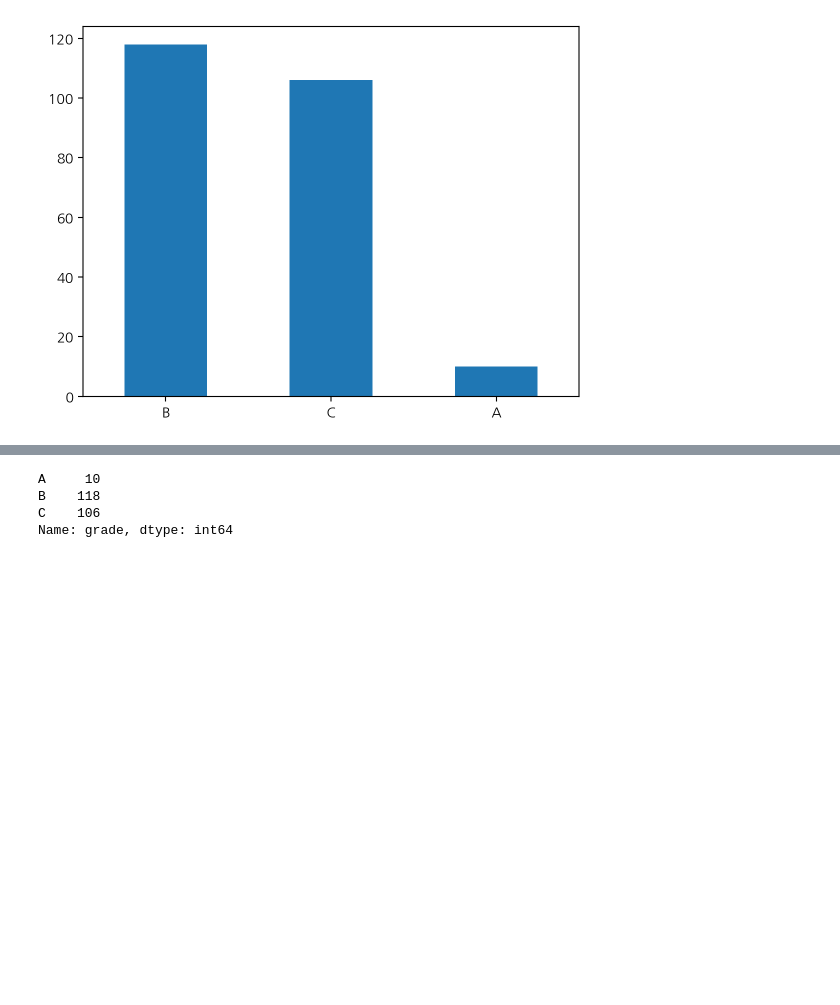
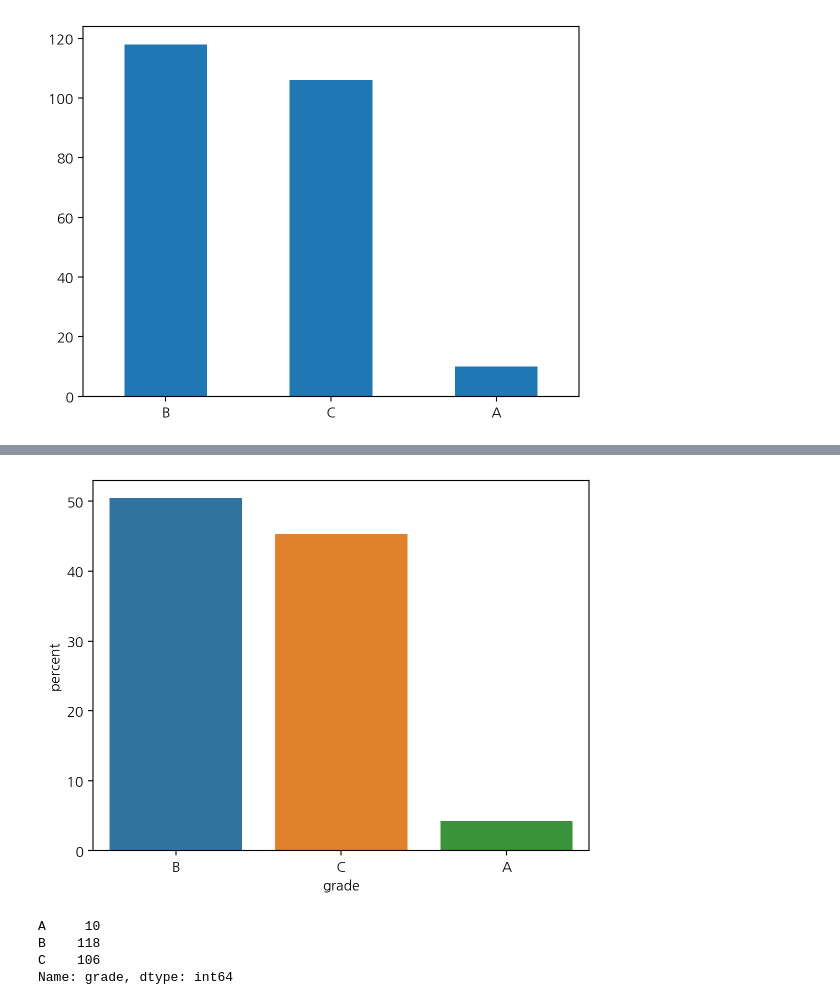
Before and after one commit to JD12321/2024-1-my-BDA, a Jupyter notebook: inclass/03w_0322_fri_ch05_dataframe_medium.ipynb, the cells around one changed output, grey strips where cells are left out. Drawn from its saved outputs; the diff is of its cells as text; code cells hidden in the pictures; blank space fills up the shorter version.

```diff
--- a/inclass/03w_0322_fri_ch05_dataframe_medium.ipynb
+++ b/inclass/03w_0322_fri_ch05_dataframe_medium.ipynb
@@ -663,3 +744,7 @@ count_grade.plot.bar(rot=0) # 등급 빈도 막대 그래프 만들기
+# %%
+sns.countplot(mpg, x="grade", hue="grade", stat='percent');
+# %% [output]
+[figure, added]
 # %%
 # 등급 빈도표 알파벳순 정렬
 count_grade = mpg['grade'].value_counts().sort_index()
```
Also changed, not shown: parts of 81 cells of this notebook.
